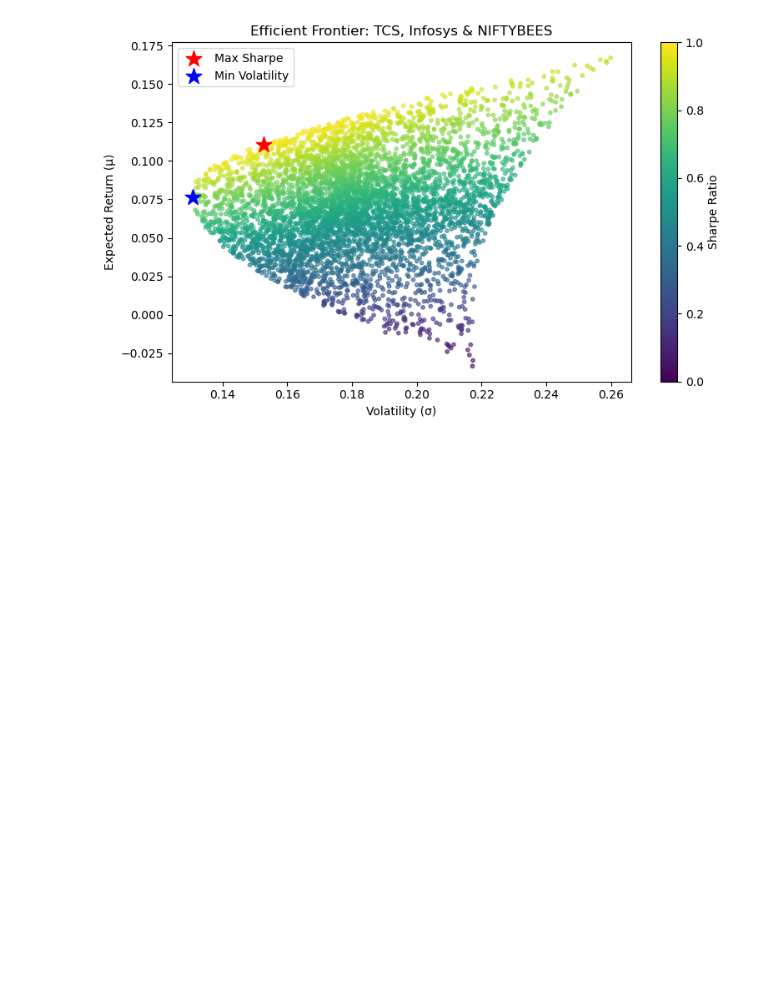
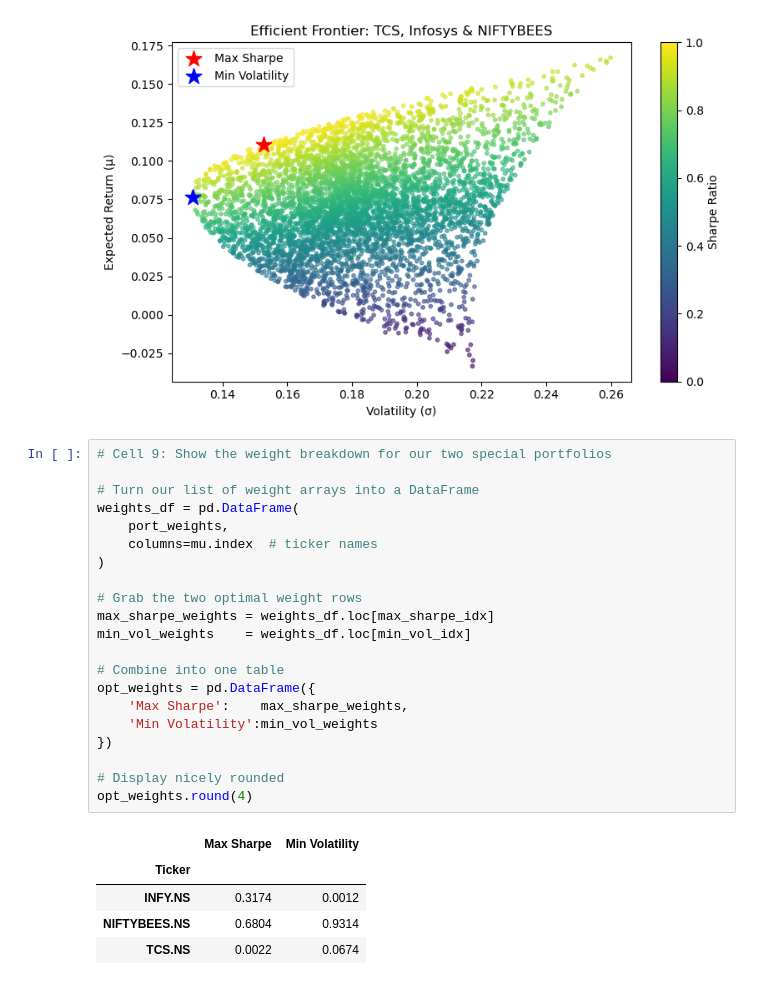
Before and after one commit to ashonaut/Portfolio_Efficient_Frontier, a Jupyter notebook: notebooks/Efficient_Frontier.ipynb, the cells around one changed output. Saved outputs shown, nothing was run; the diff lists cells and outputs as text; blank space fills up the shorter version.

Commit message:
Add optimal portfolio weight table

```diff
--- a/notebooks/Efficient_Frontier.ipynb
+++ b/notebooks/Efficient_Frontier.ipynb
@@ -220,3 +220,30 @@ plt.savefig('../results/efficient_frontier.png')
 plt.show()
 # %% [output]
 [figure]
+# %%
+# Cell 9: Show the weight breakdown for our two special portfolios
+
+# Turn our list of weight arrays into a DataFrame
+weights_df = pd.DataFrame(
+    port_weights,
+    columns=mu.index  # ticker names
+)
+
+# Grab the two optimal weight rows
+max_sharpe_weights = weights_df.loc[max_sharpe_idx]
+min_vol_weights    = weights_df.loc[min_vol_idx]
+
+# Combine into one table
+opt_weights = pd.DataFrame({
+    'Max Sharpe':    max_sharpe_weights,
+    'Min Volatility':min_vol_weights
+})
+
+# Display nicely rounded
+opt_weights.round(4)
+# %% [output]
+|  | Max Sharpe | Min Volatility |
+| Ticker |  |  |
+| INFY.NS | 0.3174 | 0.0012 |
+| NIFTYBEES.NS | 0.6804 | 0.9314 |
+| TCS.NS | 0.0022 | 0.0674 |
```
